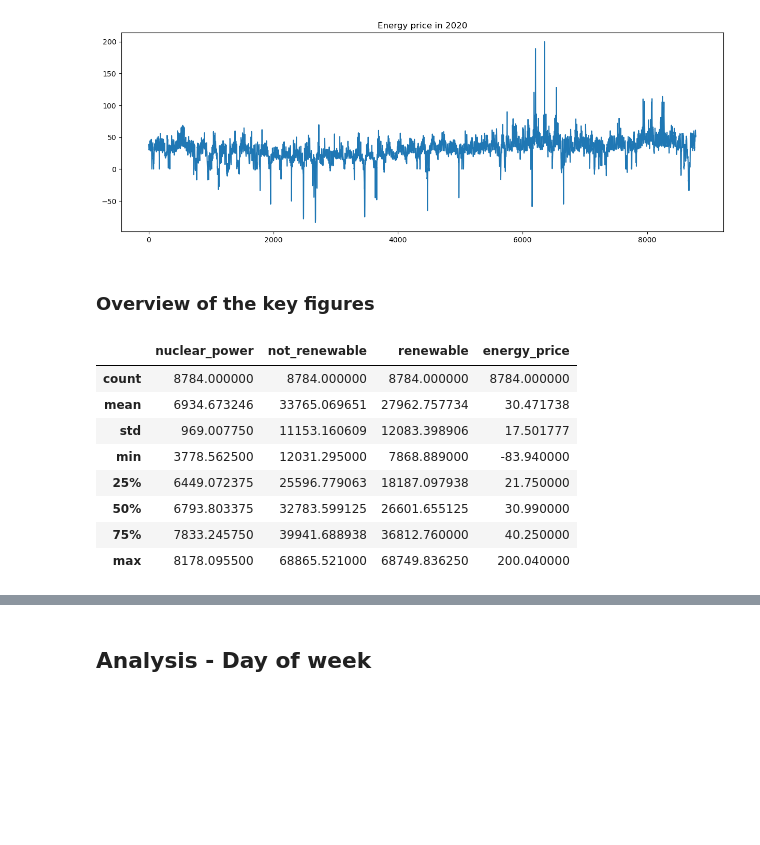
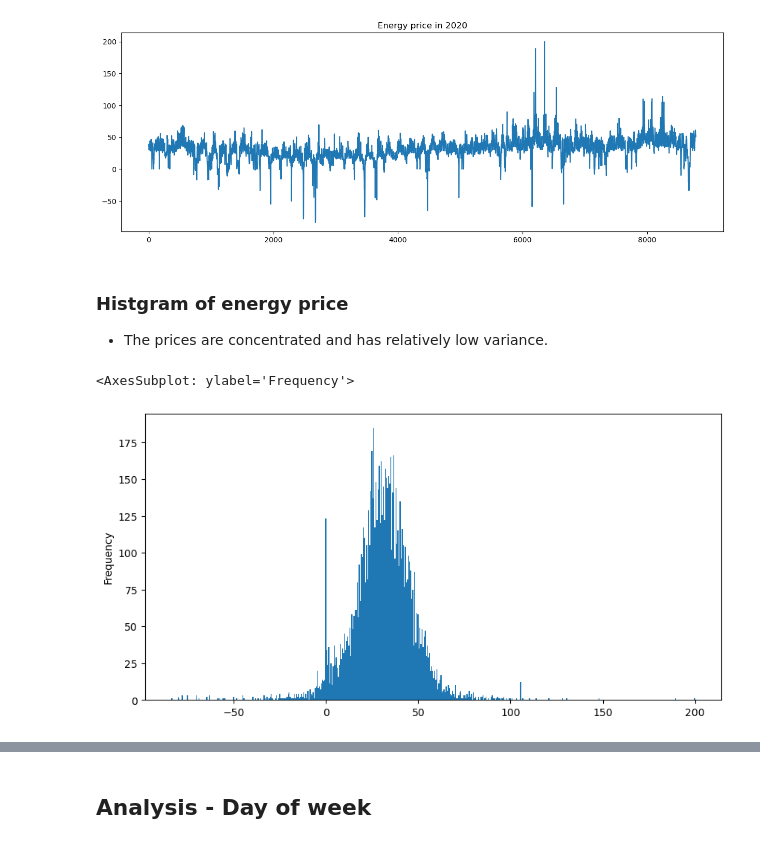
Before and after one commit to M-123-456/team-6-energy-costs, a Jupyter notebook: analysis.ipynb, the cells around one changed output, grey strips where cells are left out. Saved outputs shown, nothing was run; the diff lists cells and outputs as text; code cells hidden in the pictures; blank space fills up the shorter version.

```diff
--- a/analysis.ipynb
+++ b/analysis.ipynb
@@ -19,17 +19,12 @@ df_energy['energy_price'].plot(
 # %% [output]
 <AxesSubplot: title={'center': 'Energy price in 2020'}>
 [figure]
-# %% [markdown]
-### Overview of the key figures
-# %%
-df_energy[['nuclear_power', 'not_renewable', 'renewable', 'energy_price']].describe()
-# %% [output]
-|  | nuclear_power | not_renewable | renewable | energy_price |
-| count | 8784.000000 | 8784.000000 | 8784.000000 | 8784.000000 |
-| mean | 6934.673246 | 33765.069651 | 27962.757734 | 30.471738 |
-| std | 969.007750 | 11153.160609 | 12083.398906 | 17.501777 |
-| min | 3778.562500 | 12031.295000 | 7868.889000 | -83.940000 |
-| 25% | 6449.072375 | 25596.779063 | 18187.097938 | 21.750000 |
-| 50% | 6793.803375 | 32783.599125 | 26601.655125 | 30.990000 |
-| 75% | 7833.245750 | 39941.688938 | 36812.760000 | 40.250000 |
-| max | 8178.095500 | 68865.521000 | 68749.836250 | 200.040000 |
+# %% [markdown]
+### Histgram of energy price
+
+- The prices are concentrated and has relatively low variance.
+# %%
+df_energy['energy_price'].plot(kind='hist', bins=500)
+# %% [output]
+<AxesSubplot: ylabel='Frequency'>
+[figure, added]
```
Also changed, not shown: parts of 3 cells of this notebook.
